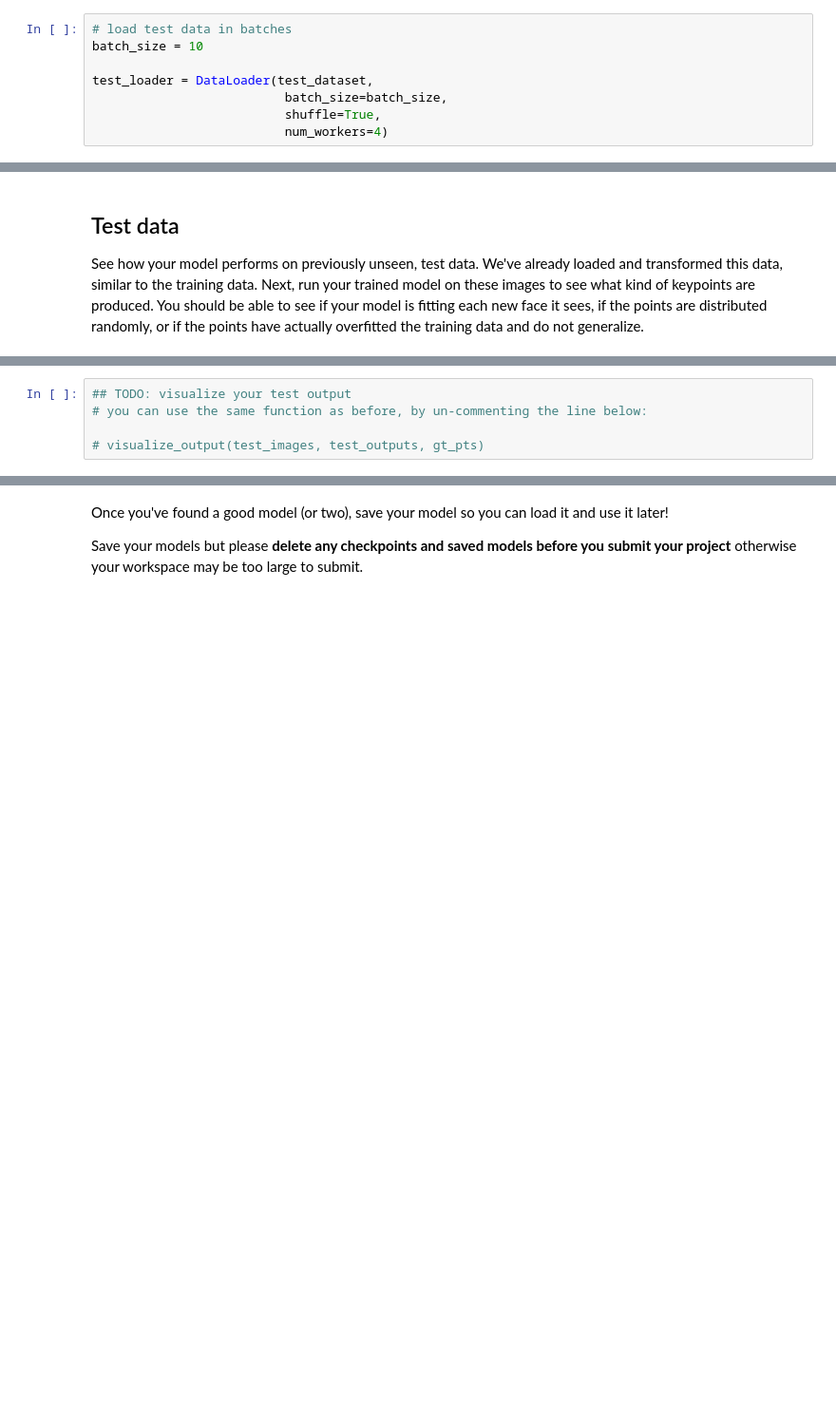
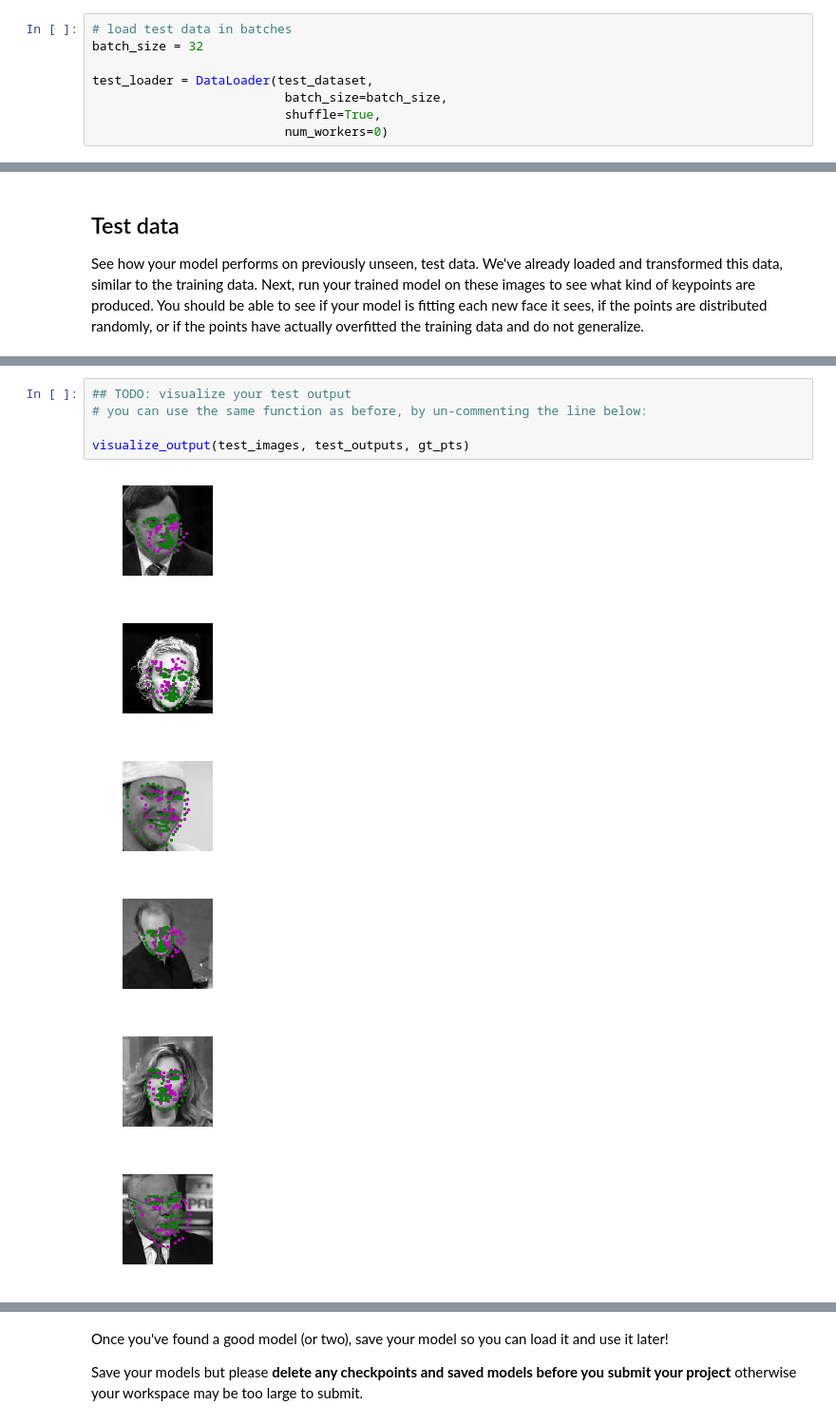
Before and after one commit to qchaldemer/facial_keypoint_detection, a Jupyter notebook: 2. Define the Network Architecture.ipynb, the cells around one changed output, grey strips where cells are left out. Shown: that part at 95% size. Cells and saved outputs as stored; diff of their text form; blank space fills up the shorter version.

```diff
--- a/2. Define the Network Architecture.ipynb
+++ b/2. Define the Network Architecture.ipynb
@@ -216,12 +224,12 @@ test_dataset = FacialKeypointsDataset(csv_file='/data/test_frames_keypoints.csv'
                                              transform=data_transform)
 # %%
 # load test data in batches
-batch_size = 10
+batch_size = 32
 
 test_loader = DataLoader(test_dataset,
                           batch_size=batch_size,
                           shuffle=True,
-                          num_workers=4)
+                          num_workers=0)
 # %% [markdown]
 ## Apply the model on a test sample
 
@@ -420,5 +478,12 @@ print(gt_pts.size())
 # %%
 ## TODO: visualize your test output
 # you can use the same function as before, by un-commenting the line below:
 
-# visualize_output(test_images, test_outputs, gt_pts)
+visualize_output(test_images, test_outputs, gt_pts)
+# %% [output]
+[figure, added]
+[figure, added]
+[figure, added]
+[figure, added]
+[figure, added]
+[figure, added]
```
Also changed, not shown: parts of 23 cells of this notebook, 1 other file.
